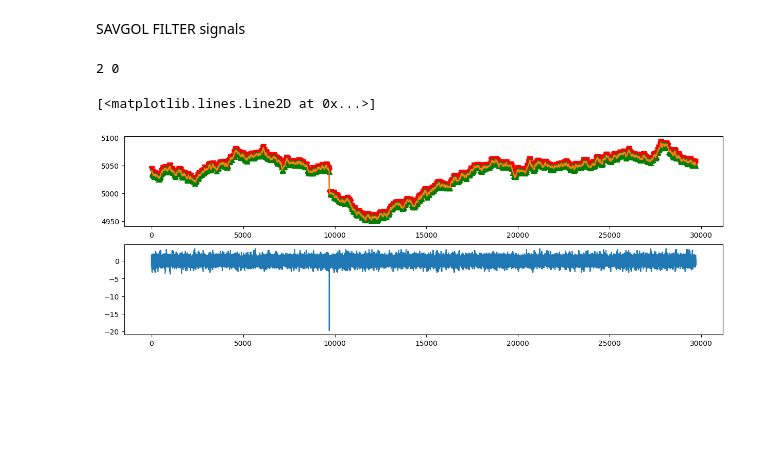
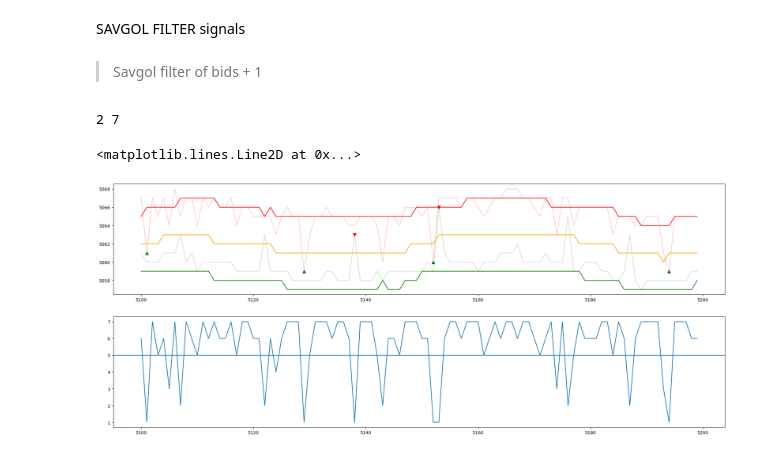
Before and after one commit to rvargas42/IMC_Prosperity2_BigWhales, a Jupyter notebook: Research/round_1/EDA_1.ipynb, the cells around one changed output. Drawn from its saved outputs; the diff is of its cells as text; code cells hidden in the pictures; blank space fills up the shorter version.

```diff
--- a/Research/round_1/EDA_1.ipynb
+++ b/Research/round_1/EDA_1.ipynb
@@ -447,37 +447,48 @@ AR.3           -1.0932           +1.5874j            1.9274            0.3460
 SAVGOL FILTER signals
 # %%
 from Utils.dataUtils import savitzky_golay
+# %% [markdown]
+> Savgol filter of bids + 1
 # %%
-from scipy.signal import argrelextrema
-bid = starfruit.bid_price_1
-ask = starfruit.ask_price_1
-mid_price = starfruit.mid_price
-savgol = np.int32(savitzky_golay(mid_price.values, window_size=11, order=1))
+savgol_degree = 1
+
+bid = starfruit.bid_price_1[5100:5200]
+ask = starfruit.ask_price_1[5100:5200]
+spread = ask-bid
+mean_spread = np.mean(spread)
+mid_price = starfruit.mid_price[5100:5200]
+savgol = np.int32(savitzky_golay(mid_price.values, window_size=11, order=savgol_degree))
+sav_ask, sav_bid =  np.int32(savitzky_golay(ask.values, window_size=11, order=savgol_degree)+1), np.int32(savitzky_golay(bid.values, window_size=11, order=savgol_degree)-1)
+my_ask, my_bid = savgol + spread, savgol - spread
 gradient = np.gradient(mid_price)
 min_points = np.where((np.roll(gradient, 1) < 0) & (gradient > 0))[0][0]
 max_points = np.where((np.roll(gradient, 1) > 0) & (gradient < 0))[0][0]
 print(min_points, max_points)
 
 minim, maxim = np.min(savgol), np.max(savgol)
 
-buy_signals = np.where((ask < savgol) & (np.isclose(ask,mid_price,atol=1)),1,0)
-sell_signals = np.where((bid > savgol) & (np.isclose(bid,mid_price,atol=1)),1,0)
+buy_signals = np.where((ask < savgol) & (spread == 1),1,0)
+sell_signals = np.where((bid > savgol) & (spread == 1),1,0)
 idx_buy = np.where(buy_signals == 1)[0]
 idx_sell = np.where(sell_signals == 1)[0]
 
-fig, axs = plt.subplots(2,1, figsize=(15,5))
+fig, axs = plt.subplots(2,1, figsize=(25,10))
 x = mid_price.index
-axs[0].plot(x,mid_price,alpha=0.5)
 axs[0].scatter(x[idx_buy], ask.iloc[idx_buy], color='g', marker='^', s=50)
 axs[0].scatter(x[idx_sell], bid.iloc[idx_sell], color='r', marker='v', s=50)
-axs[0].plot(x,ask, color="red")
-axs[0].plot(x,bid, color="green")
-axs[0].plot(x,savgol)
-axs[1].plot(x,gradient)
+axs[0].plot(x,ask, color="red",alpha=0.2)
+axs[0].plot(x,bid, color="green",alpha=0.2)
+# axs[0].plot(x,my_ask, color="red", linestyle="dashed")
+# axs[0].plot(x,my_bid, color="green", linestyle="dashed")
+axs[0].plot(x,sav_ask,color="r")
+axs[0].plot(x,sav_bid,color="g")
+axs[0].plot(x,savgol,color="orange")
+axs[1].plot(x,spread)
+axs[1].axhline(int(mean_spread))
 # %% [output]
-2 0
+2 7
-[<matplotlib.lines.Line2D at 0x...>]
+<matplotlib.lines.Line2D at 0x...>
-[figure, old version]
+[figure, new version]
 # %%
 signal = np.array([1, 3, 5, 7, 9, 11, 10, 8, 6, 4])
 
```
Also changed, not shown: parts of 3 cells of this notebook, 14 other files.
